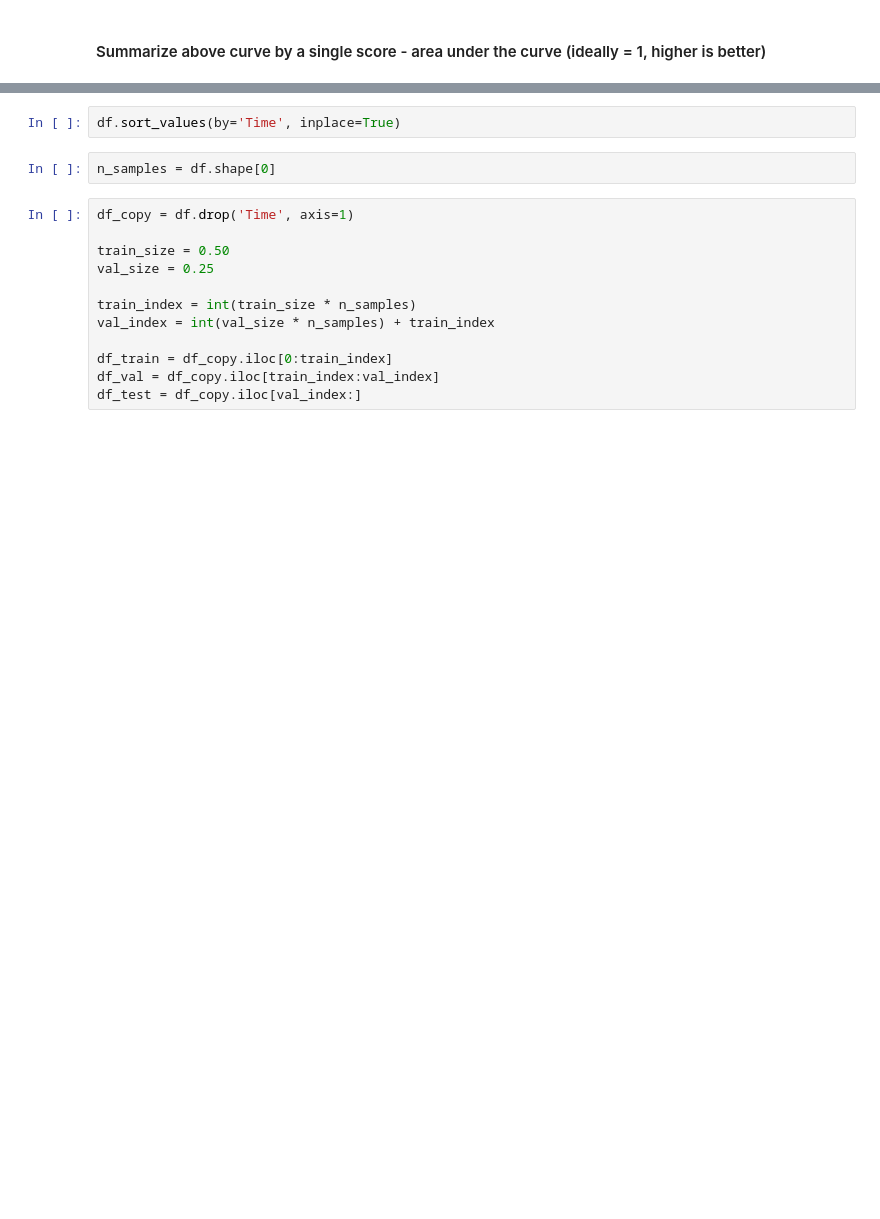
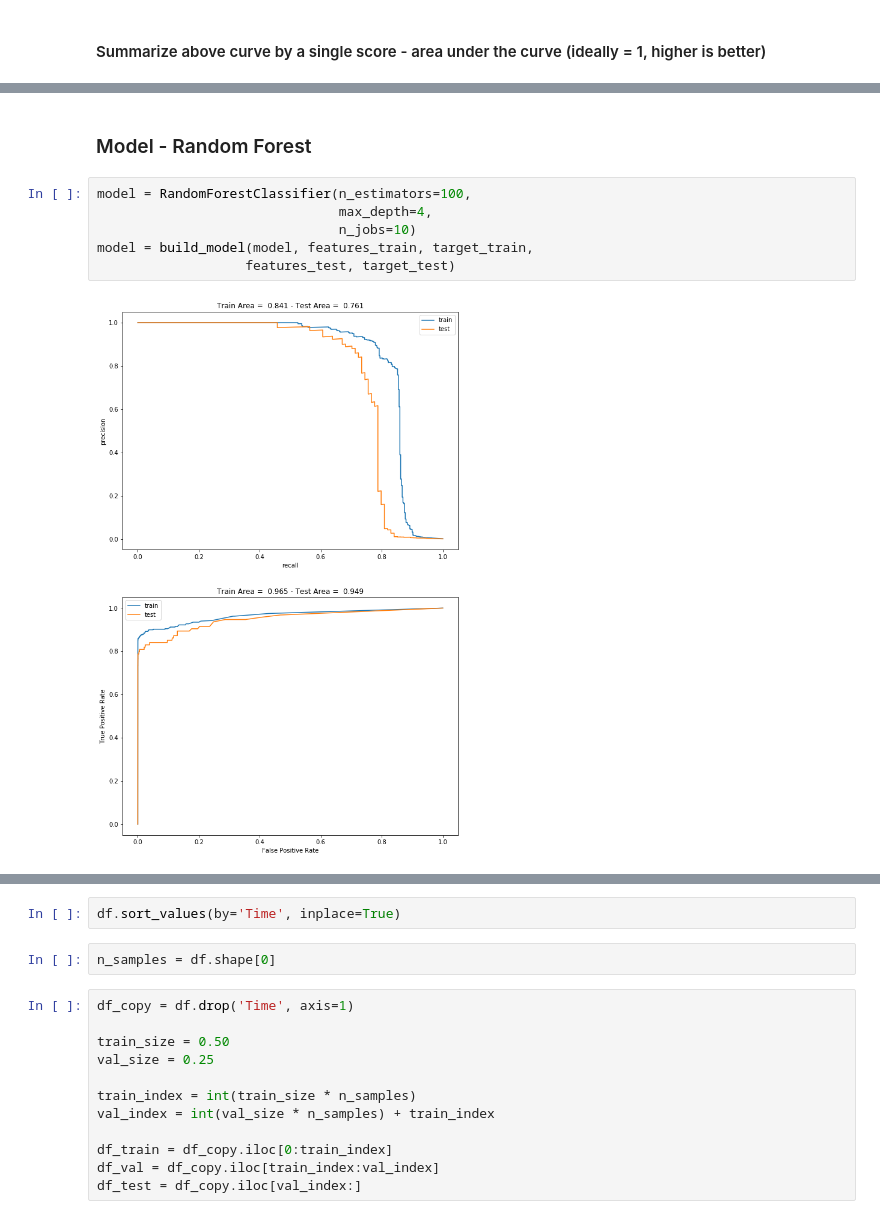
Before and after one commit to TreeinRandomForest/FraudDetectionExample, a Jupyter notebook: Credit Card Fraud Detection.ipynb, the cells around one changed output, grey strips where cells are left out. Drawn from its saved outputs; the diff is of its cells as text; blank space fills up the shorter version.

```diff
--- a/Credit Card Fraud Detection.ipynb
+++ b/Credit Card Fraud Detection.ipynb
@@ -399,0 +455,10 @@ We can also make our classifier take the class imbalance into account. Each samp
+# %% [markdown]
+### Model - Random Forest
+# %%
+model = RandomForestClassifier(n_estimators=100,
+                               max_depth=4,
+                               n_jobs=10)
+model = build_model(model, features_train, target_train,
+                   features_test, target_test)
+# %% [output]
+[figure, added]
```
Also changed, not shown: parts of 43 cells of this notebook.
